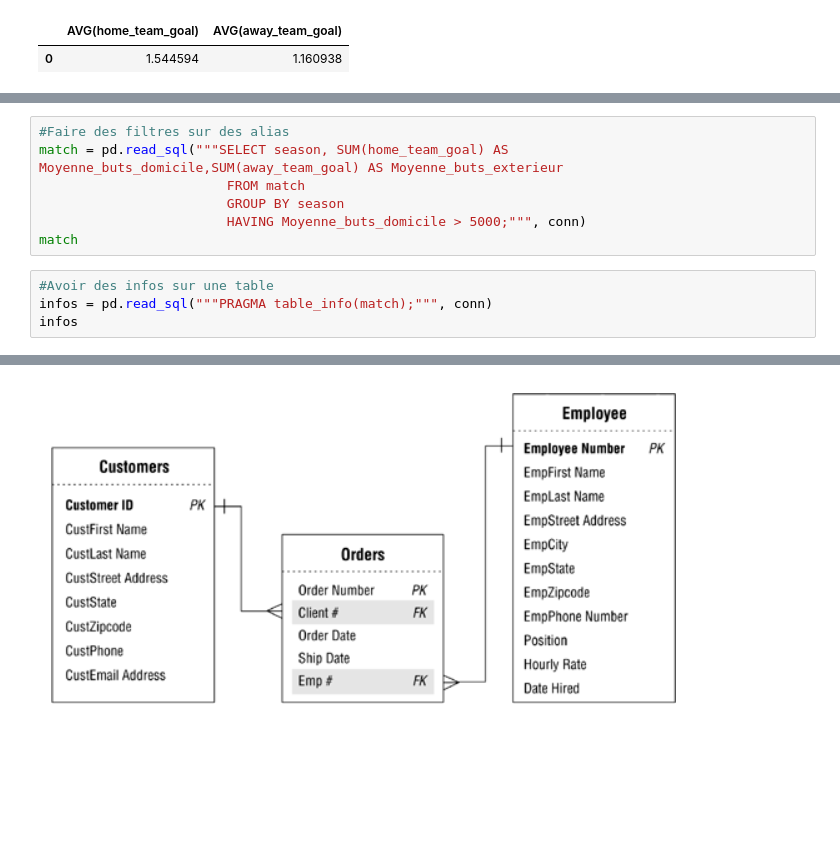
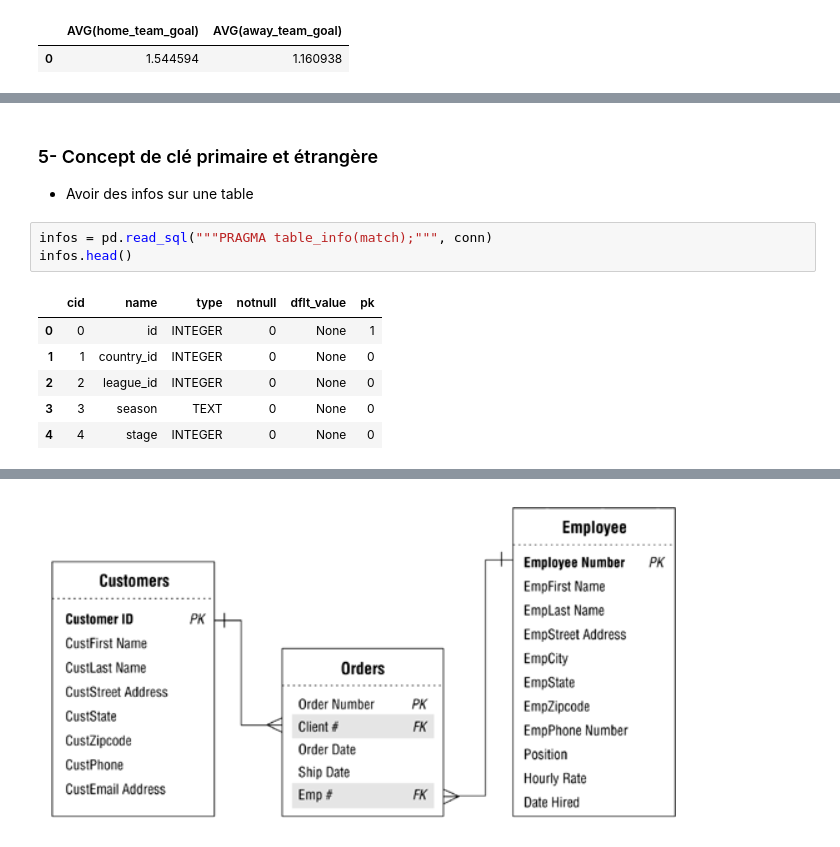
Before and after one commit to guimeto/cours_python, a Jupyter notebook: 14_SQL/14 - Requêter une base SQL - cours.ipynb, the cells around one changed output, grey strips where cells are left out. Saved outputs shown, nothing was run; the diff lists cells and outputs as text; blank space fills up the shorter version.

```diff
--- a/14_SQL/14 - Requêter une base SQL - cours.ipynb
+++ b/14_SQL/14 - Requêter une base SQL - cours.ipynb
@@ -341,11 +382,14 @@ match
-# %%
-#Faire des filtres sur des alias
-match = pd.read_sql("""SELECT season, SUM(home_team_goal) AS Moyenne_buts_domicile,SUM(away_team_goal) AS Moyenne_buts_exterieur
-                        FROM match
-                        GROUP BY season
-                        HAVING Moyenne_buts_domicile > 5000;""", conn)
-match
+# %% [markdown]
+<h3> 5- Concept de clé primaire et étrangère</h3>
+
+- Avoir des infos sur une table
 # %%
-#Avoir des infos sur une table
 infos = pd.read_sql("""PRAGMA table_info(match);""", conn)
-infos
+infos.head()
+# %% [output]
+|  | cid | name | type | notnull | dflt_value | pk |
+| 0 | 0 | id | INTEGER | 0 | None | 1 |
+| 1 | 1 | country_id | INTEGER | 0 | None | 0 |
+| 2 | 2 | league_id | INTEGER | 0 | None | 0 |
+| 3 | 3 | season | TEXT | 0 | None | 0 |
+| 4 | 4 | stage | INTEGER | 0 | None | 0 |
```
Also changed, not shown: parts of 20 cells of this notebook, 1 other file.
